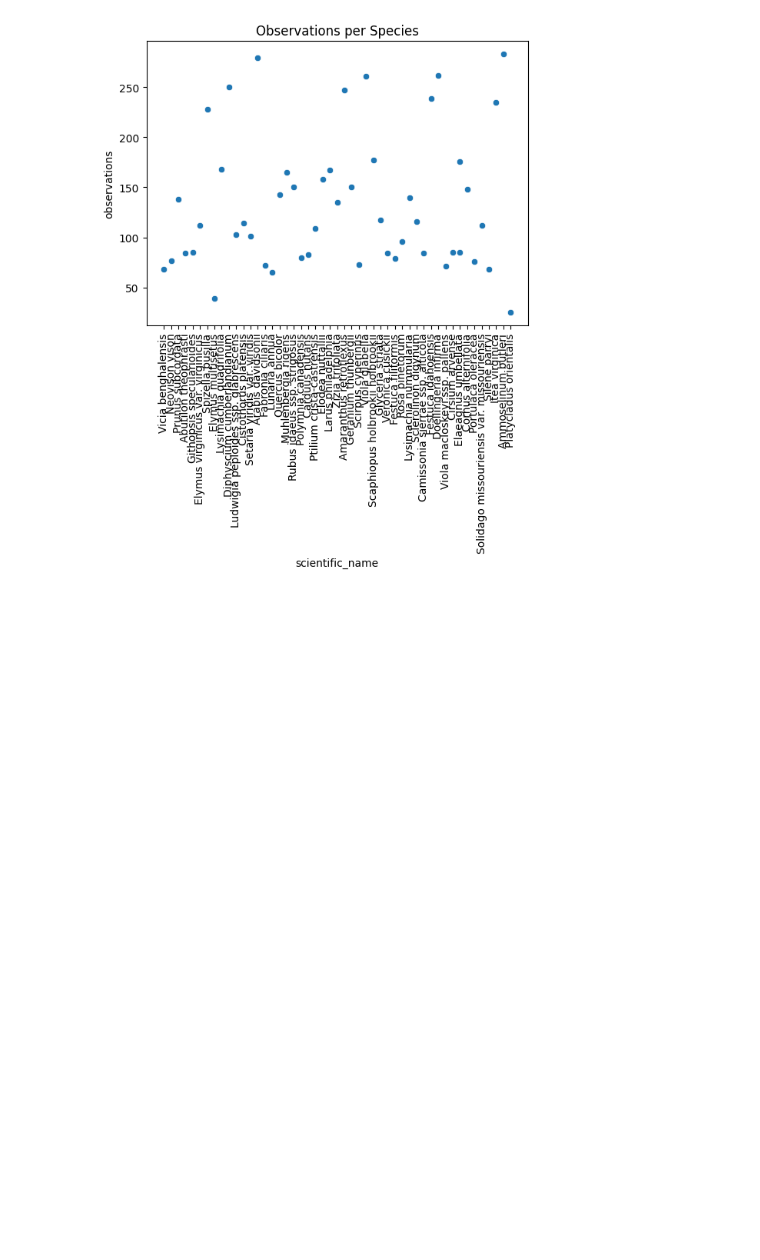
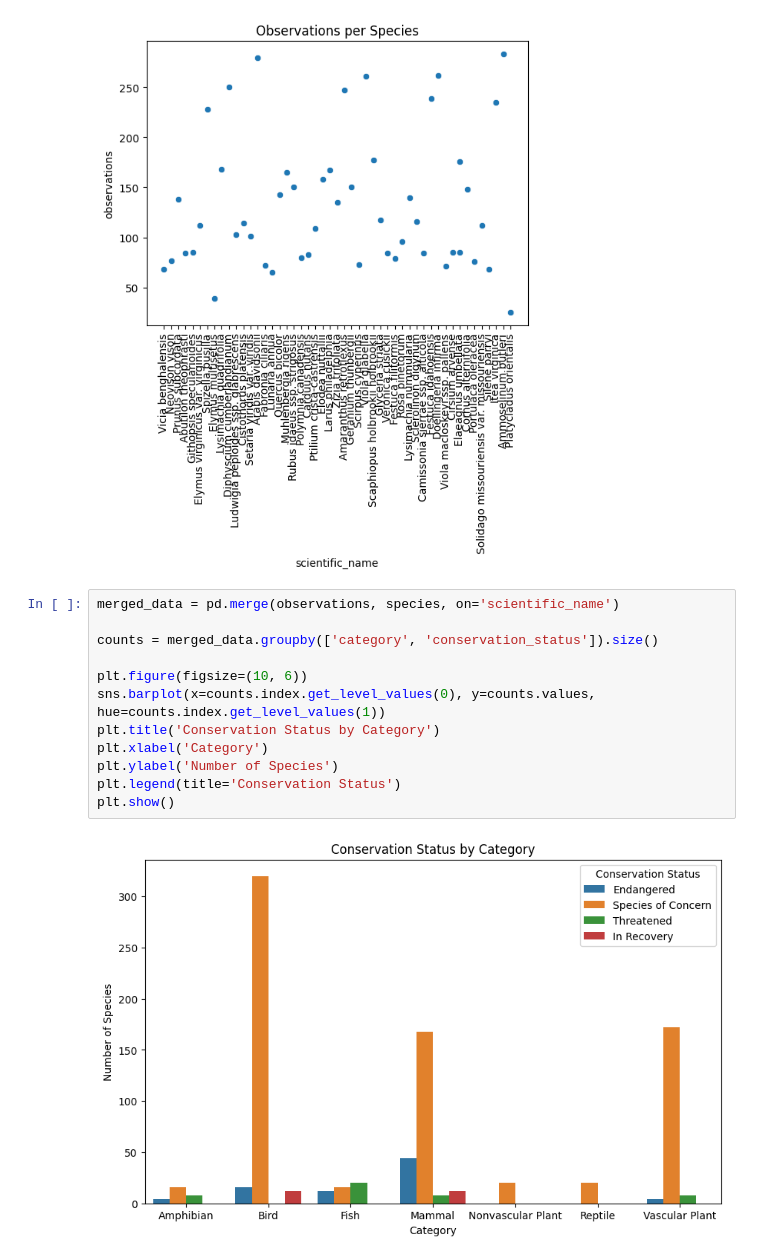
Before and after one commit to Nelderingg/Python, a Jupyter notebook: biodiversity/biodiversity.ipynb, the cells around one changed output. Cells and saved outputs as stored; diff of their text form; blank space fills up the shorter version.

```diff
--- a/biodiversity/biodiversity.ipynb
+++ b/biodiversity/biodiversity.ipynb
@@ -67,3 +67,17 @@ plt.title('Observations per Species')
 # %% [output]
 Text(0.5, 1.0, 'Observations per Species')
 [figure]
+# %%
+merged_data = pd.merge(observations, species, on='scientific_name')
+
+counts = merged_data.groupby(['category', 'conservation_status']).size()
+
+plt.figure(figsize=(10, 6))
+sns.barplot(x=counts.index.get_level_values(0), y=counts.values, hue=counts.index.get_level_values(1))
+plt.title('Conservation Status by Category')
+plt.xlabel('Category')
+plt.ylabel('Number of Species')
+plt.legend(title='Conservation Status')
+plt.show()
+# %% [output]
+[figure, added]
```
